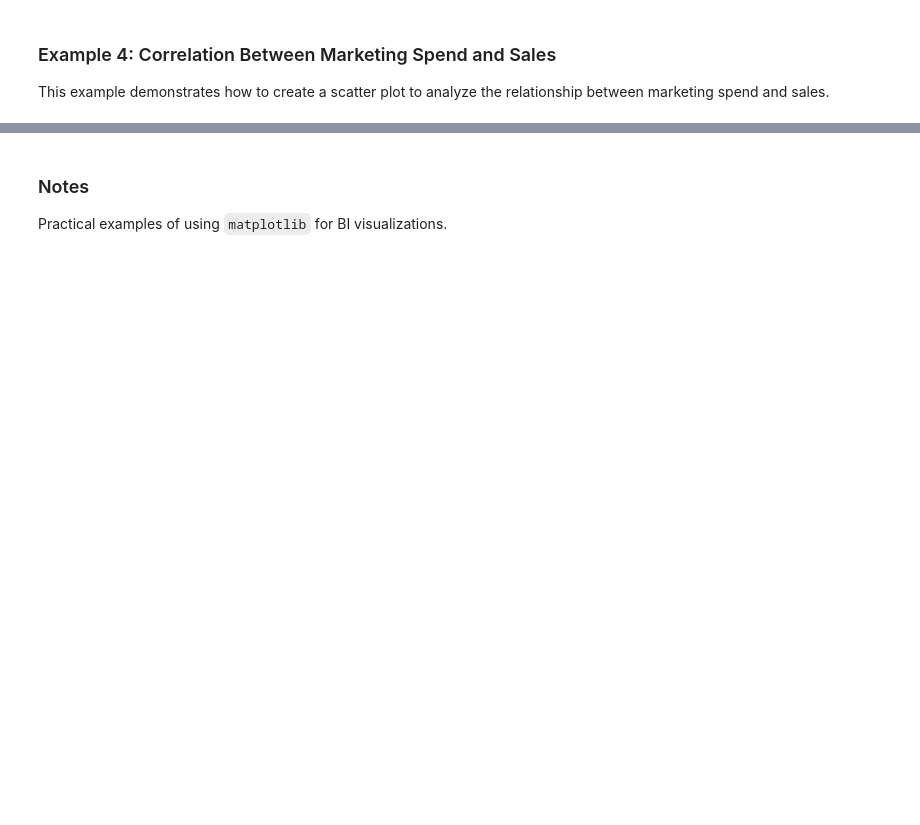
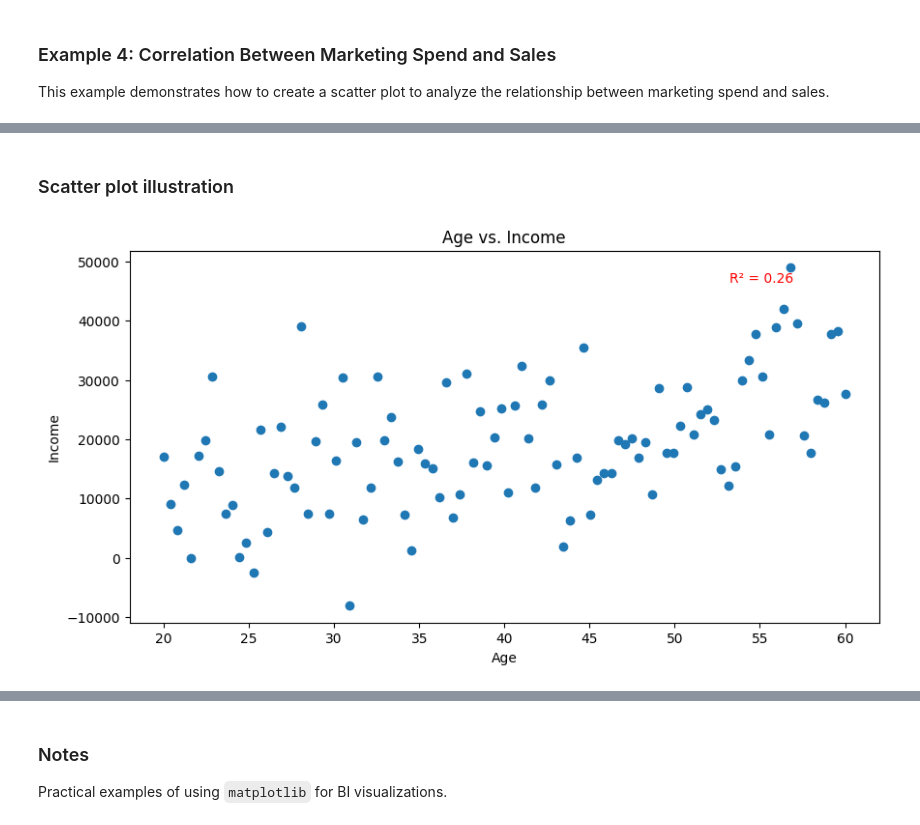
Before and after one commit to ncarsner/code-katas, a Jupyter notebook: modules/library_matplotlib.ipynb, the cells around one changed output, grey strips where cells are left out. Drawn from its saved outputs; the diff is of its cells as text; code cells hidden in the pictures; blank space fills up the shorter version.

```diff
--- a/modules/library_matplotlib.ipynb
+++ b/modules/library_matplotlib.ipynb
@@ -140,0 +142,20 @@ plot_marketing_vs_sales(marketing_spend, sales)
+# %% [markdown]
+### Scatter plot illustration
+# %%
+samples = 100
+ages = np.linspace(20, 60, samples)  # Ages ranging from 20 to 60
+income = ages * 500 + np.random.normal(0, 10000, samples)  # Simulating a positive correlation with some noise
+
+plt.figure(figsize=(10, 5))
+plt.scatter(ages, income)
+plt.xlabel('Age')
+plt.ylabel('Income')
+plt.title('Age vs. Income')
+
+correlation_matrix = np.corrcoef(ages, income)
+r_squared = correlation_matrix[0, 1] ** 2
+plt.text(max(ages) * 0.95, max(income) * 0.95, f'R² = {r_squared:.2f}', fontsize=10, color='red', ha='right')
+
+plt.show()
+# %% [output]
+[figure, added]
```
Also changed, not shown: parts of 6 cells of this notebook.
